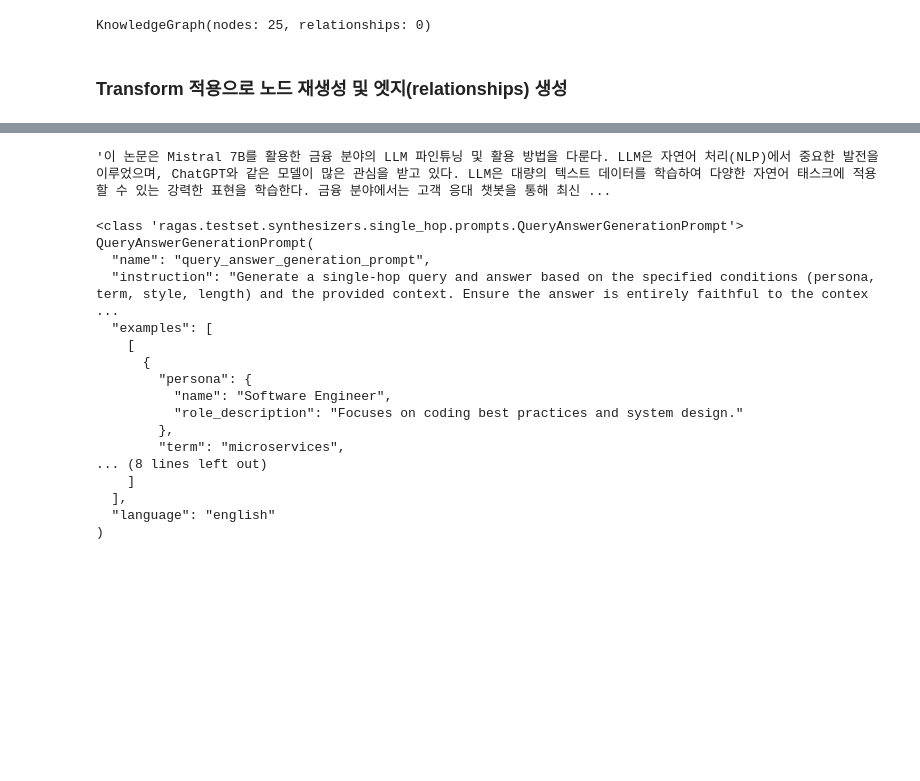
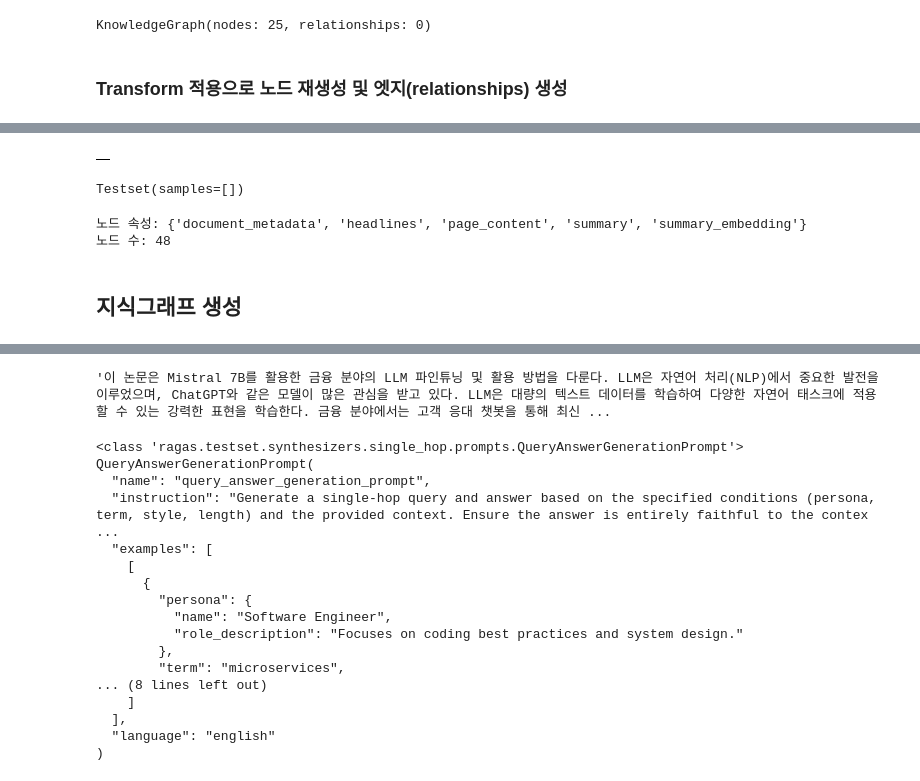
Before and after one commit to bm1120/RAG_practice, a Jupyter notebook: Synthetic Test Dataset Generation.ipynb, the cells around one changed output, grey strips where cells are left out. Drawn from its saved outputs; the diff is of its cells as text; code cells hidden in the pictures; blank space fills up the shorter version.

```diff
--- a/Synthetic Test Dataset Generation.ipynb
+++ b/Synthetic Test Dataset Generation.ipynb
@@ -130,0 +166,15 @@ KnowledgeGraph(nodes: 50, relationships: 493)
+# %%
+from ragas.testset.synthesizers.single_hop.specific import (
+    SingleHopSpecificQuerySynthesizer,
+)
+
+distribution = [
+    (SingleHopSpecificQuerySynthesizer(llm=generator_llm), 1.0),
+]
+
+for query, _ in distribution:
+    prompts = await query.adapt_prompts("korean", llm=generator_llm)
+    query.set_prompts(**prompts)
+# %%
+query_distribution_change_ratio = [(dist[0], ratio)for dist, ratio in zip(query_distribution, [0.6,0.2,0.2])]
+query_distribution_single = distribution
@@ -130,0 +189,28 @@ KnowledgeGraph(nodes: 50, relationships: 493)
+# %%
+from ragas.testset import TestsetGenerator
+
+generator = TestsetGenerator(llm=generator_llm, embedding_model=embedding_model, knowledge_graph=loaded_kg)
+# %%
+testset = generator.generate(testset_size=10, query_distribution=query_distribution_single, with_debugging_logs=True)
+# testset = generator.generate(testset_size=10, query_distribution=query_distribution_change_ratio)
+# %%
+testset.to_pandas()
+# %% [output]
+|  |
+# %%
+testset
+# %% [output]
+Testset(samples=[])
+# %%
+# 지식 그래프의 노드 속성 확인
+node_properties = set()
+for node in loaded_kg.nodes:
+    for prop in node.properties:
+        node_properties.add(prop)
+print(f"노드 속성: {node_properties}")
+
+# 노드 수 확인
+print(f"노드 수: {len(loaded_kg.nodes)}")
+# %% [output]
+노드 속성: {'document_metadata', 'headlines', 'page_content', 'summary', 'summary_embedding'}
+노드 수: 48
@@ -130,0 +230,2 @@ KnowledgeGraph(nodes: 50, relationships: 493)
+# %% [markdown]
+## 지식그래프 생성
```
Also changed, not shown: parts of 20 cells of this notebook, 2 other files.
